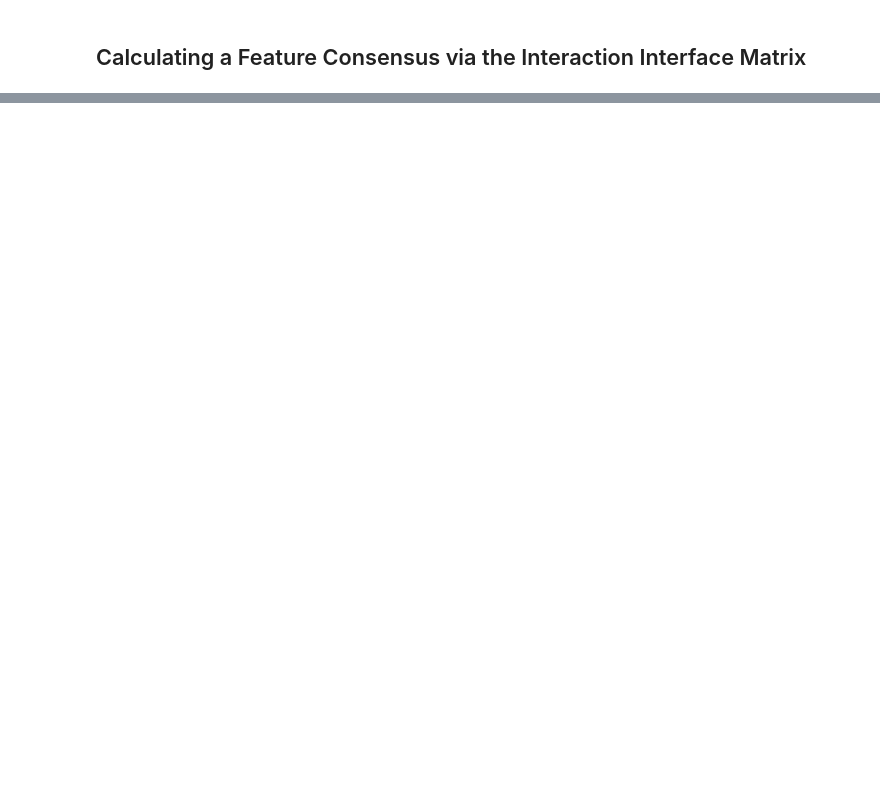
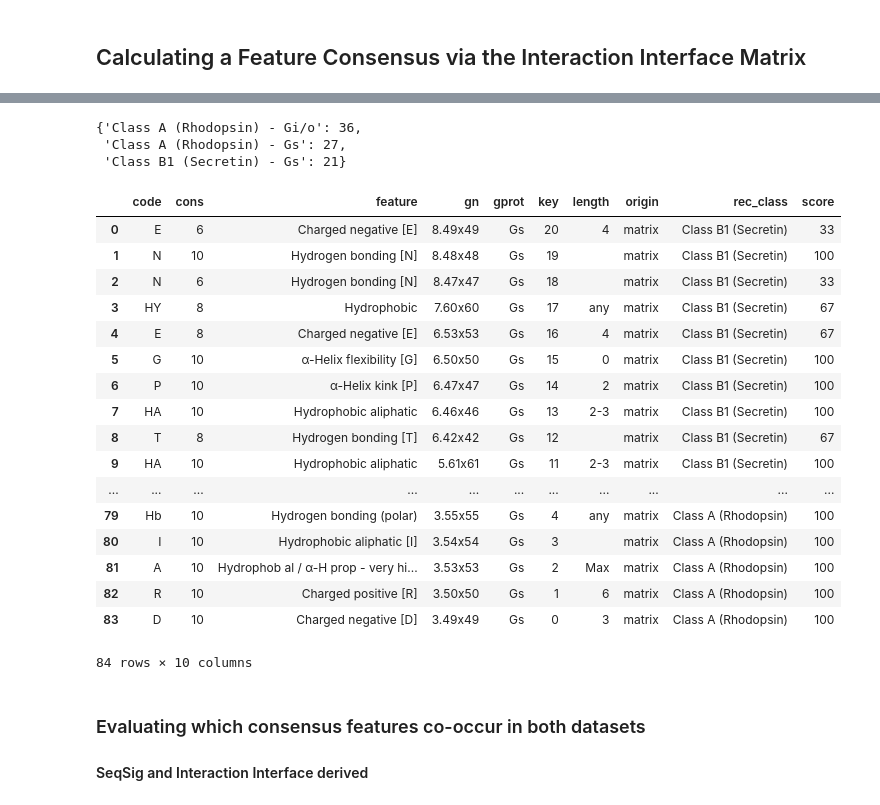
Before and after one commit to protwis/protwis, a Jupyter notebook: signprot/notebooks/all_consensus.ipynb, the cells around one changed output, grey strips where cells are left out. Cells and saved outputs as stored; diff of their text form; code cells hidden in the pictures; blank space fills up the shorter version.

```diff
--- a/signprot/notebooks/all_consensus.ipynb
+++ b/signprot/notebooks/all_consensus.ipynb
@@ -142,2 +201,25 @@ for signature_dict in signatures:
 # %% [markdown]
 ## Calculating a Feature Consensus via the Interaction Interface Matrix
+# %%
+from pathlib import Path
+p = Path('signprot/notebooks/pickles').glob('**/*.p')
+files = [x for x in p if x.is_file()]
+
+interface_signatures = []
+
+for file in files:
+    if file.is_file():
+        with file.open('rb') as f:
+            name_raw = str(file)
+            a = name_raw.split('/')
+            a = a[-1].split('.')
+            a = a[0].split('-')
+            class_name = a[0].strip()
+            gprot = 'Gi/o' if a[1].strip() == 'Gio' else a[1].strip()
+
+            obj = pickle.load(f)
+            interface_signatures.append({
+                    'rec_class': class_name,
+                    'gprot': gprot,
+                    'signature': obj['signature']
+                })
@@ -143,0 +247,43 @@ for signature_dict in signatures:
+# %%
+{'{} - {}'.format(sig['rec_class'], sig['gprot']): len(sig['consensus']) for sig in interface_signatures}
+# %% [output]
+{'Class A (Rhodopsin) - Gi/o': 36,
+ 'Class A (Rhodopsin) - Gs': 27,
+ 'Class B1 (Secretin) - Gs': 21}
+# %%
+data = []
+for entry in interface_signatures:
+    consensus = entry['consensus']
+    rec_class = entry['rec_class']
+    gprot = entry['gprot']
+    while len(consensus) > 0:
+        a = consensus.pop()
+        a['gprot'] = gprot
+        a['rec_class'] = rec_class
+        a['origin'] = 'matrix'
+        data.append(a)
+
+df_interface_signatures = pd.DataFrame(data)
+df_interface_signatures
+# %% [output]
+|  | code | cons | feature | gn | gprot | key | length | origin | rec_class | score |
+| 0 | E | 6 | Charged negative [E] | 8.49x49 | Gs | 20 | 4 | matrix | Class B1 (Secretin) | 33 |
+| 1 | N | 10 | Hydrogen bonding [N] | 8.48x48 | Gs | 19 |  | matrix | Class B1 (Secretin) | 100 |
+| 2 | N | 6 | Hydrogen bonding [N] | 8.47x47 | Gs | 18 |  | matrix | Class B1 (Secretin) | 33 |
+| 3 | HY | 8 | Hydrophobic | 7.60x60 | Gs | 17 | any | matrix | Class B1 (Secretin) | 67 |
+| 4 | E | 8 | Charged negative [E] | 6.53x53 | Gs | 16 | 4 | matrix | Class B1 (Secretin) | 67 |
+| 5 | G | 10 | α-Helix flexibility [G] | 6.50x50 | Gs | 15 | 0 | matrix | Class B1 (Secretin) | 100 |
+| 6 | P | 10 | α-Helix kink [P] | 6.47x47 | Gs | 14 | 2 | matrix | Class B1 (Secretin) | 100 |
+| 7 | HA | 10 | Hydrophobic aliphatic | 6.46x46 | Gs | 13 | 2-3 | matrix | Class B1 (Secretin) | 100 |
+| 8 | T | 8 | Hydrogen bonding [T] | 6.42x42 | Gs | 12 |  | matrix | Class B1 (Secretin) | 67 |
+| 9 | HA | 10 | Hydrophobic aliphatic | 5.61x61 | Gs | 11 | 2-3 | matrix | Class B1 (Secretin) | 100 |
+| ... | ... | ... | ... | ... | ... | ... | ... | ... | ... | ... |
+| 79 | Hb | 10 | Hydrogen bonding (polar) | 3.55x55 | Gs | 4 | any | matrix | Class A (Rhodopsin) | 100 |
+| 80 | I | 10 | Hydrophobic aliphatic [I] | 3.54x54 | Gs | 3 |  | matrix | Class A (Rhodopsin) | 100 |
+| 81 | A | 10 | Hydrophob al / α-H prop - very hi... | 3.53x53 | Gs | 2 | Max | matrix | Class A (Rhodopsin) | 100 |
+| 82 | R | 10 | Charged positive [R] | 3.50x50 | Gs | 1 | 6 | matrix | Class A (Rhodopsin) | 100 |
+| 83 | D | 10 | Charged negative [D] | 3.49x49 | Gs | 0 | 3 | matrix | Class A (Rhodopsin) | 100 |
+84 rows × 10 columns
+# %% [markdown]
+### Evaluating which consensus features co-occur in both datasets
+#### SeqSig and Interaction Interface derived
```
Also changed, not shown: parts of 33 cells of this notebook, 3 other files.
